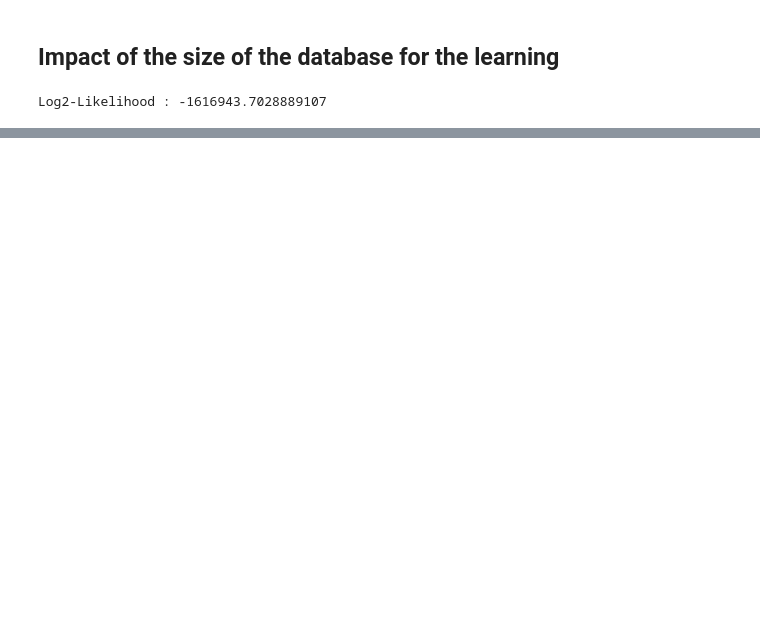
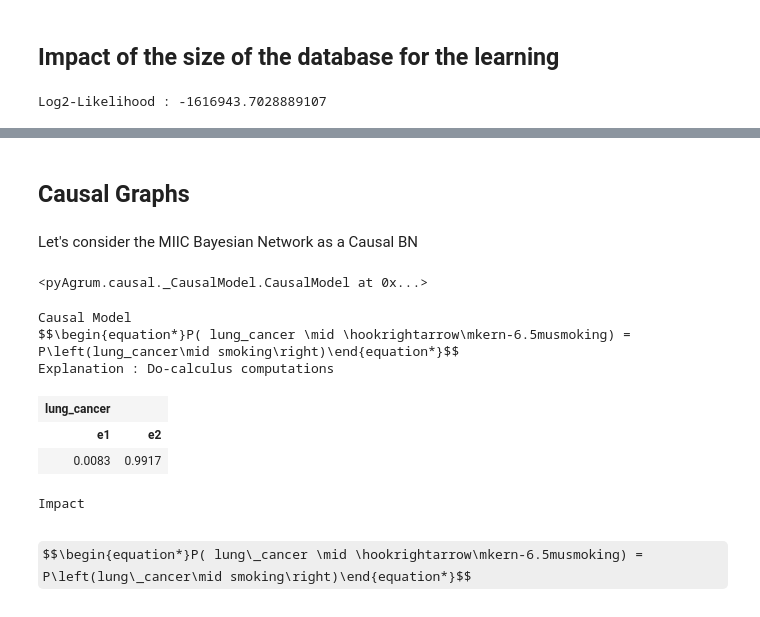
Before and after one commit to catarina-moreira/Structure_Learning_Study, a Jupyter notebook: 1_Learning_the_Sructure_of_a_BN.ipynb, the cells around one changed output, grey strips where cells are left out. Saved outputs shown, nothing was run; the diff lists cells and outputs as text; code cells hidden in the pictures; some formulas as TeX source; blank space fills up the shorter version.

```diff
--- a/1_Learning_the_Sructure_of_a_BN.ipynb
+++ b/1_Learning_the_Sructure_of_a_BN.ipynb
@@ -347,3 +404,5 @@ print(l[-1])
 [interactive output not drawn]
 2.919904314912635e-05
 [drawing not drawn]
+# %% [markdown]
+## Causal Graphs
@@ -349,0 +412,19 @@ print(l[-1])
+# %% [markdown]
+Let's consider the MIIC Bayesian Network as a Causal BN
+# %%
+model = csl.CausalModel(bn_miic)
+model
+# %% [output]
+<pyAgrum.causal._CausalModel.CausalModel at 0x...>
+# %%
+cslnb.showCausalImpact(model,"lung_cancer", "smoking", values={"smoking":"f2"})
+# %% [output]
+Causal Model
+$$\begin{equation*}P( lung_cancer \mid \hookrightarrow\mkern-6.5musmoking) = P\left(lung_cancer\mid smoking\right)\end{equation*}$$
+Explanation : Do-calculus computations
+| lung_cancer |  |
+| e1 | e2 |
+| 0.0083 | 0.9917 |
+Impact
+# %% [markdown]
+$$\begin{equation*}P( lung\_cancer \mid \hookrightarrow\mkern-6.5musmoking) = P\left(lung\_cancer\mid smoking\right)\end{equation*}$$
```
Also changed, not shown: parts of 32 cells of this notebook, 5 other files.
